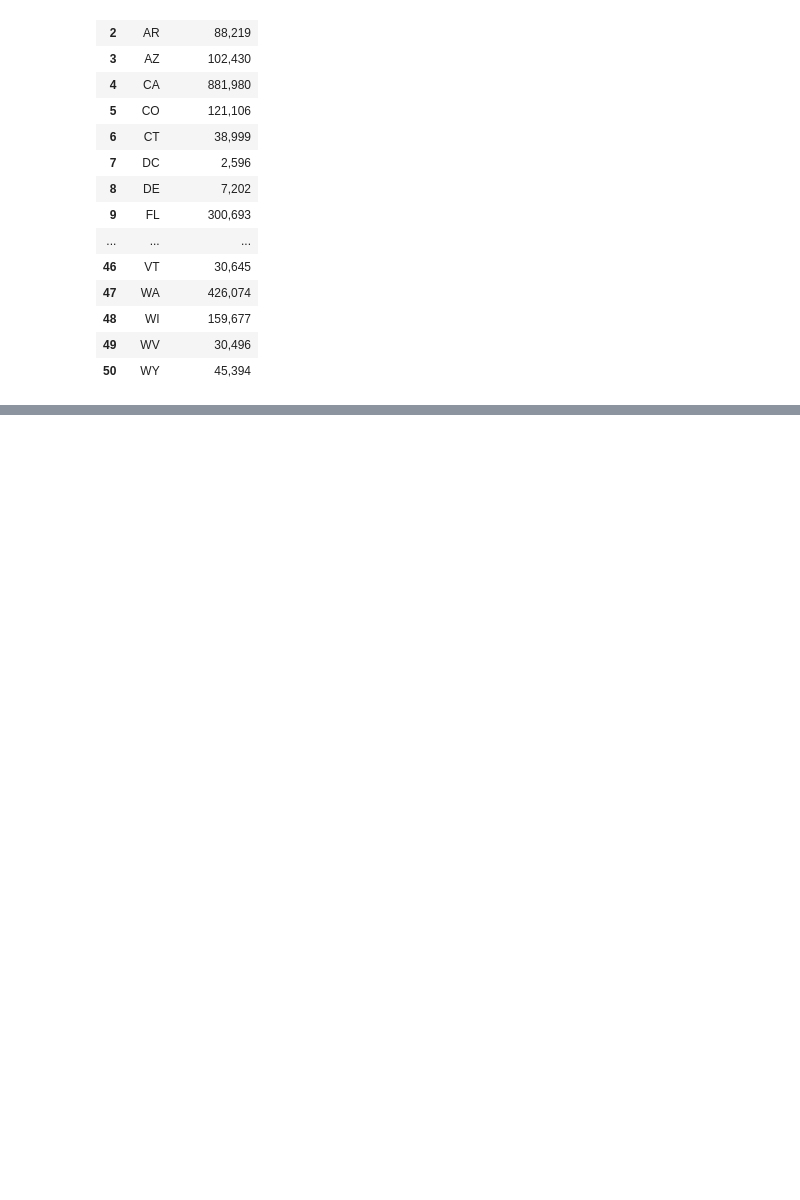
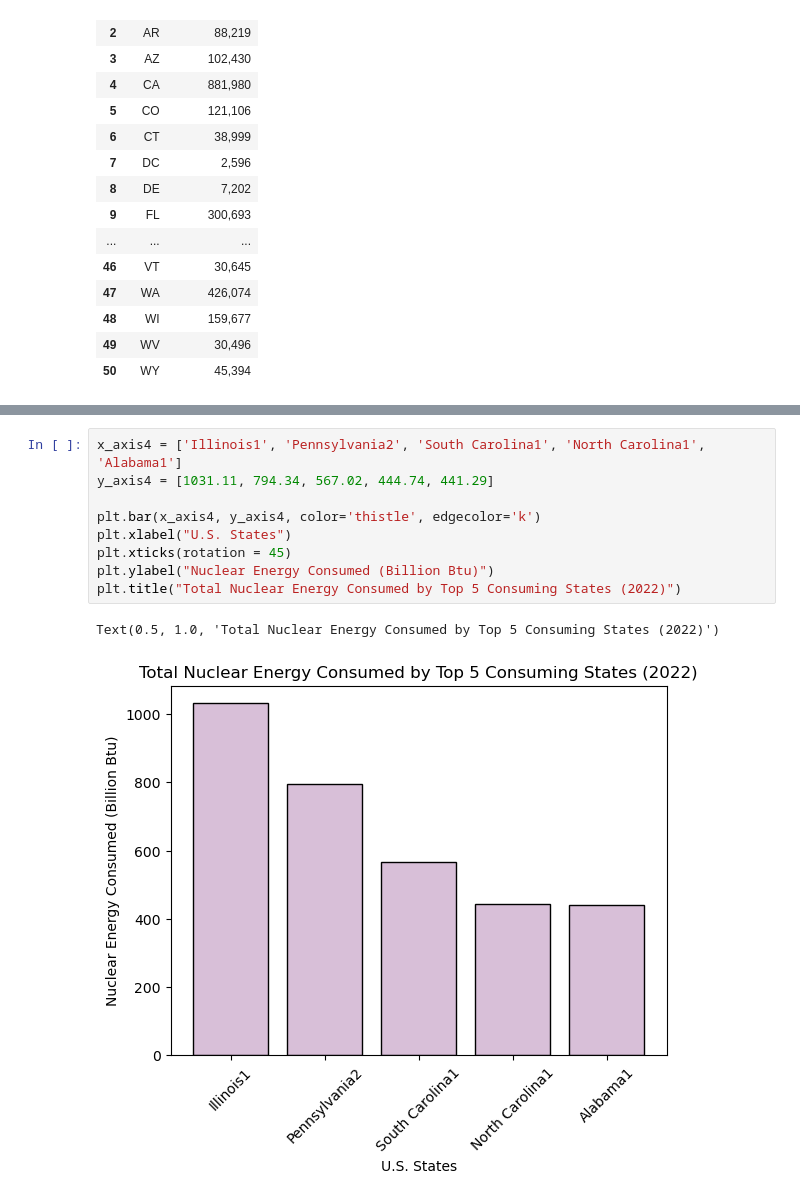
Before and after one commit to Calumshewson/Project-1-Challenge, a Jupyter notebook: Question 2 Code.ipynb, the cells around one changed output, grey strips where cells are left out. Cells and saved outputs as stored; diff of their text form; blank space fills up the shorter version.

```diff
--- a/Question 2 Code.ipynb
+++ b/Question 2 Code.ipynb
@@ -62,0 +201,12 @@ Text(0.5, 1.0, 'Total Renewable Energy Consumed by State (2022)')
+# %%
+x_axis4 = ['Illinois1', 'Pennsylvania2', 'South Carolina1', 'North Carolina1', 'Alabama1']
+y_axis4 = [1031.11, 794.34, 567.02, 444.74, 441.29]
+
+plt.bar(x_axis4, y_axis4, color='thistle', edgecolor='k')
+plt.xlabel("U.S. States")
+plt.xticks(rotation = 45)
+plt.ylabel("Nuclear Energy Consumed (Billion Btu)")
+plt.title("Total Nuclear Energy Consumed by Top 5 Consuming States (2022)")
+# %% [output]
+Text(0.5, 1.0, 'Total Nuclear Energy Consumed by Top 5 Consuming States (2022)')
+[figure, added]
```
Also changed, not shown: parts of 15 cells of this notebook, 6 other files.
